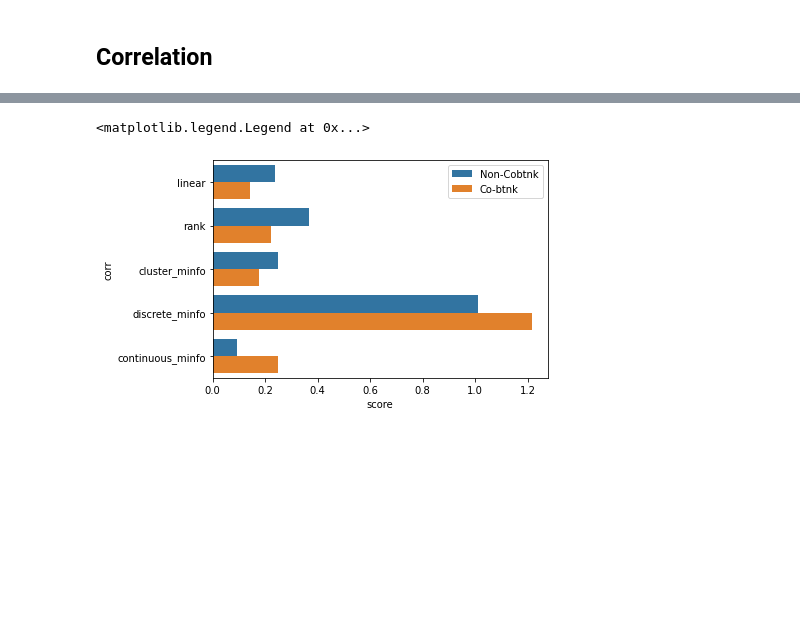
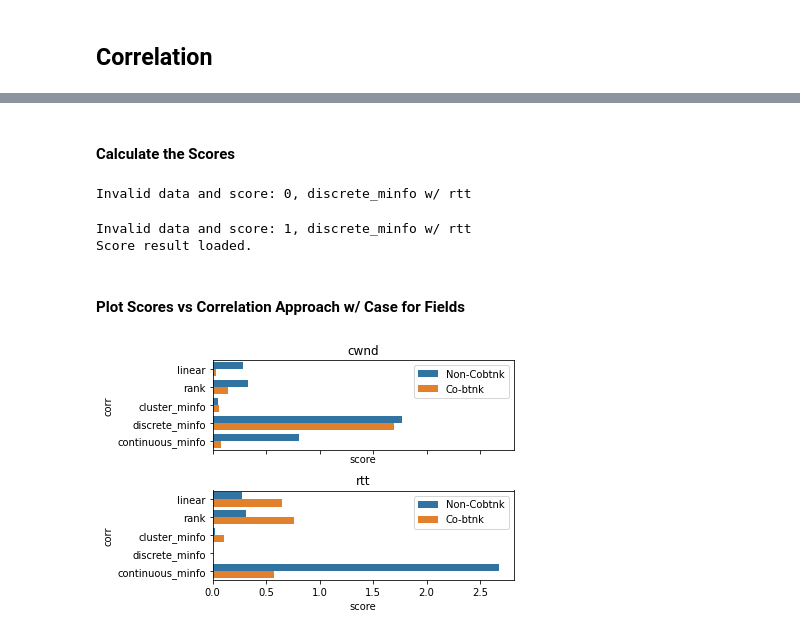
Before and after one commit to PrinceS17/NS_Simulation_Toolkit, a Jupyter notebook: script/corr_analysis.ipynb, the cells around one changed output, grey strips where cells are left out. Cells and saved outputs as stored; diff of their text form; code cells hidden in the pictures; blank space fills up the shorter version.

```diff
--- a/script/corr_analysis.ipynb
+++ b/script/corr_analysis.ipynb
@@ -80,3 +180,5 @@ need to explain the difference on our data!
+# %% [markdown]
+#### Calculate the Scores
 # %%
 from collections import OrderedDict
 from sklearn.metrics import adjusted_mutual_info_score
@@ -91,31 +193,45 @@ score_func = OrderedDict([
     ('continuous_minfo', lambda s1, s2: mutual_info_regression(s1, s2))
 ])
 
-cols = ['case', 'corr', 'score']
+cols = ['case', 'corr', 'score', 'field']
 res_df = pd.DataFrame(columns=cols)
 for i, df in enumerate([nonco_df, co_df]):
     for tag, func in score_func.items():
-        s1 = df[df.flow == 0].reset_index(drop=True).copy()[field]
-        s2 = df[df.flow == 1].reset_index(drop=True).copy()[field]
-        if abs(len(s1) - len(s2)) < 2:
-            if len(s1) < len(s2):
-                s2 = s2[:len(s1)]
-            else:
-                s1 = s1[:len(s2)]
-        if tag in ['discrete_minfo', 'continuous_minfo']:
-            s1 = s1.to_numpy().reshape(-1, 1)
-            score = func(s1, s2)[0]
-        else:
-            score = func(s1, s2)
-        res_df = res_df.append(pd.DataFrame([[i, tag, score]], columns=cols))
+        for field in fields:
+            s1 = df[df.flow == 0].reset_index(drop=True).copy()[field]
+            s2 = df[df.flow == 1].reset_index(drop=True).copy()[field]
+            if abs(len(s1) - len(s2)) < 2:
+                if len(s1) < len(s2):
+                    s2 = s2[:len(s1)]
+                else:
+                    s1 = s1[:len(s2)]
+            try:
+                if tag in ['discrete_minfo', 'continuous_minfo']:
+                    s1 = s1.to_numpy().reshape(-1, 1)
+                    score = func(s1, s2)[0]
+                else:
+                    score = func(s1, s2)
+            except:
+                print(f'Invalid data and score: {i}, {tag} w/ {field}')
+                score = None
+            res_df = res_df.append(pd.DataFrame([[i, tag, score, field]], columns=cols))
 
 print('Score result loaded.')
+# %% [output]
+Invalid data and score: 0, discrete_minfo w/ rtt
+Invalid data and score: 1, discrete_minfo w/ rtt
+Score result loaded.
+# %% [markdown]
+#### Plot Scores vs Correlation Approach w/ Case for Fields
 # %%
-
 # plot them
-ax = sns.barplot(y='corr', x='score', hue='case', data=res_df)
-handles, _ = ax.get_legend_handles_labels()
-plt.legend(handles, ['Non-Cobtnk', 'Co-btnk'])
+fig, ax = plt.subplots(len(fields), 1, sharex=True)
+for i, field in enumerate(fields):
+    sns.barplot(y='corr', x='score', hue='case', ax=ax[i],
+        data=res_df[res_df.field == field])
+    ax[i].set_title(field)
+    handles, _ = ax[i].get_legend_handles_labels()
+    ax[i].legend(handles, ['Non-Cobtnk', 'Co-btnk'])
+plt.tight_layout()
 # %% [output]
-<matplotlib.legend.Legend at 0x...>
-[figure, old version]
+[figure, new version]
```
Also changed, not shown: parts of 17 cells of this notebook, 1 other file.
